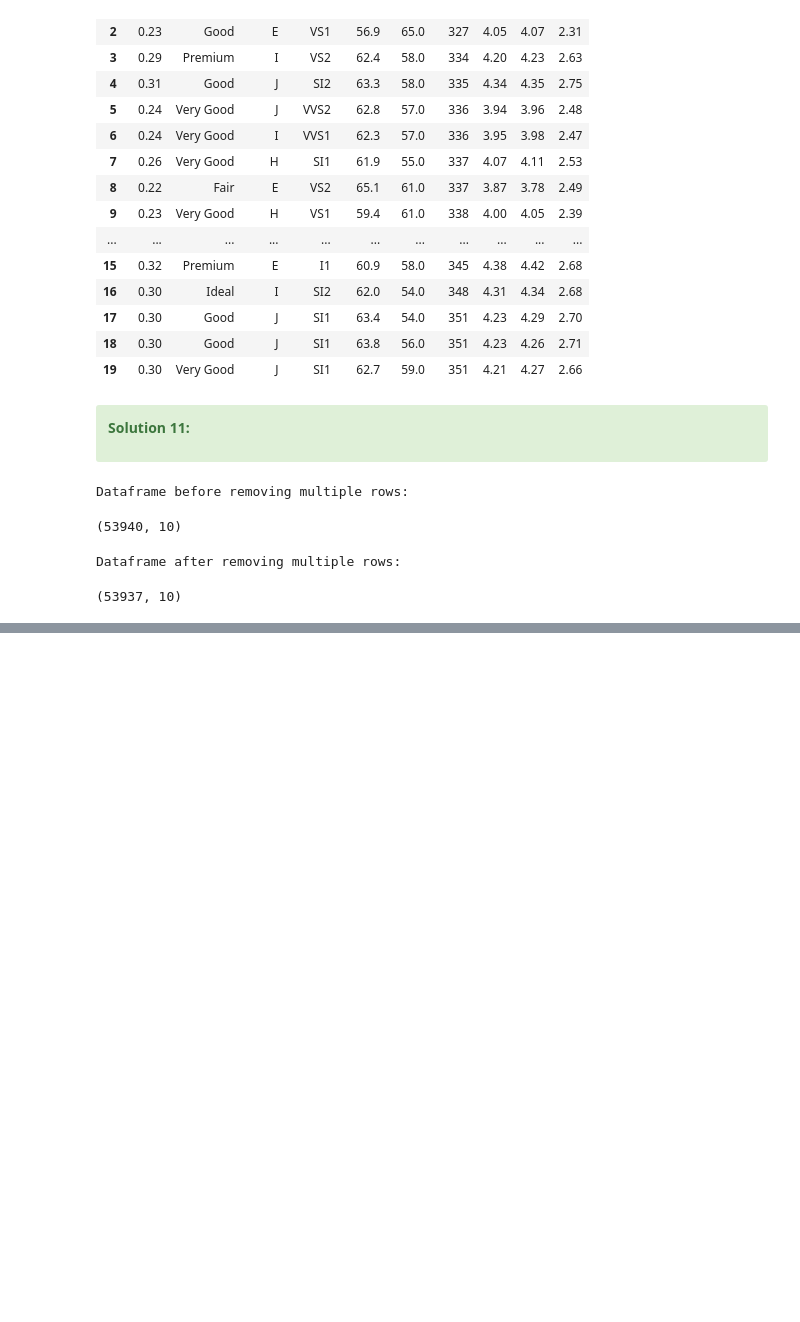
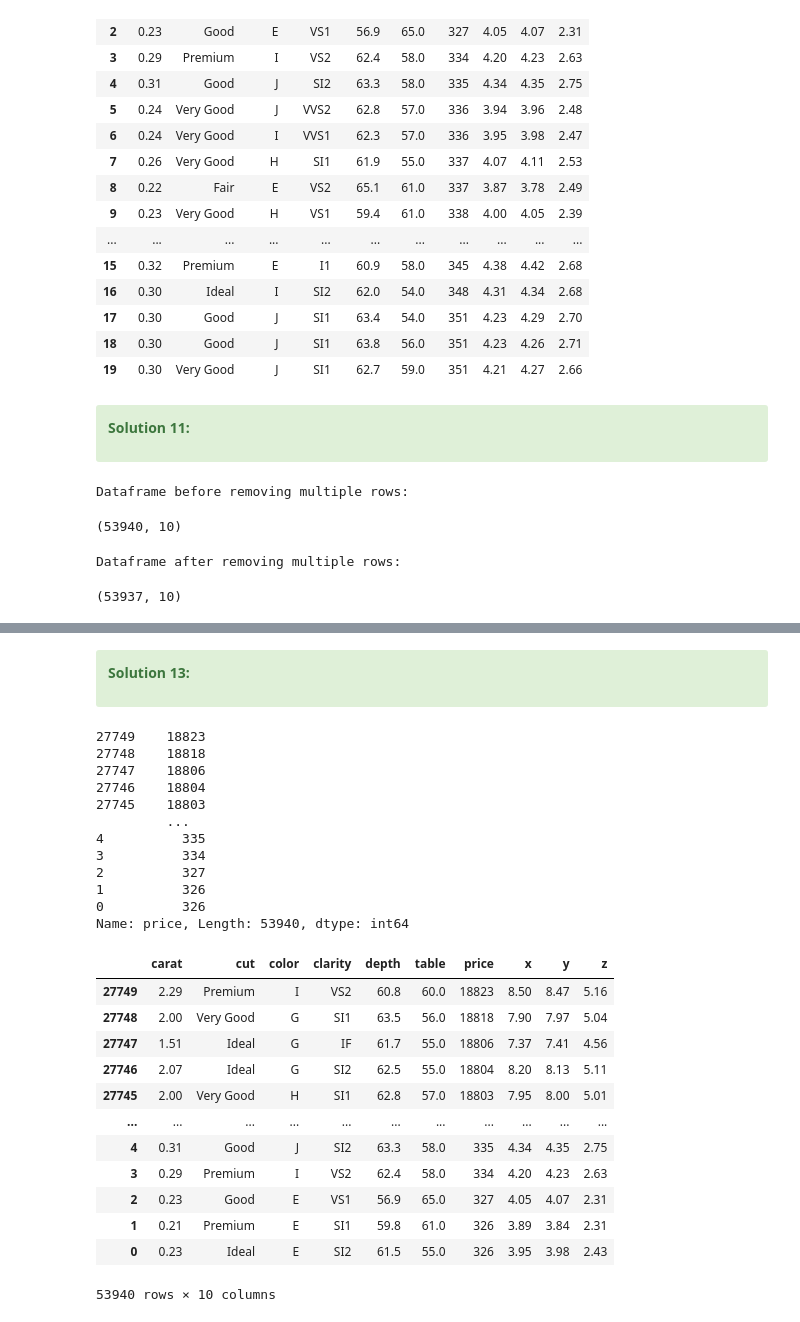
Before and after one commit to aziart/pandas-exercises, a Jupyter notebook: 12 - w3exercises/09 - Pandas Practice Sets/09 - 01 Pandas Practice Set-1.ipynb, the cells around one changed output, grey strips where cells are left out. Cells and saved outputs as stored; diff of their text form; code cells hidden in the pictures; blank space fills up the shorter version.

```diff
--- a/12 - w3exercises/09 - Pandas Practice Sets/09 - 01 Pandas Practice Set-1.ipynb
+++ b/12 - w3exercises/09 - Pandas Practice Sets/09 - 01 Pandas Practice Set-1.ipynb
@@ -660,0 +739,5 @@ Dataframe after removing multiple rows:
+# %%
+path = '../data/'
+filename = 'diamonds.csv'
+df = pd.read_csv(path + filename)
+display(df.head(20))
@@ -660,0 +762,38 @@ Dataframe after removing multiple rows:
+# %% [markdown]
+<div class="alert alert-success">
+
+**Solution 13:**
+</div>
+# %%
+# 13. Sort the 'price' Series in Descending Order
+# Write a Pandas program to sort the 'price' Series in descending order (returns a Series) of diamonds Dataframe.
+
+df_sorted = df['price'].sort_values(ascending=False)
+display(df_sorted)
+df.sort_values(by='price', ascending=False)
+# %% [output]
+27749    18823
+27748    18818
+27747    18806
+27746    18804
+27745    18803
+         ...
+4          335
+3          334
+2          327
+1          326
+0          326
+Name: price, Length: 53940, dtype: int64
+|  | carat | cut | color | clarity | depth | table | price | x | y | z |
+| 27749 | 2.29 | Premium | I | VS2 | 60.8 | 60.0 | 18823 | 8.50 | 8.47 | 5.16 |
+| 27748 | 2.00 | Very Good | G | SI1 | 63.5 | 56.0 | 18818 | 7.90 | 7.97 | 5.04 |
+| 27747 | 1.51 | Ideal | G | IF | 61.7 | 55.0 | 18806 | 7.37 | 7.41 | 4.56 |
+| 27746 | 2.07 | Ideal | G | SI2 | 62.5 | 55.0 | 18804 | 8.20 | 8.13 | 5.11 |
+| 27745 | 2.00 | Very Good | H | SI1 | 62.8 | 57.0 | 18803 | 7.95 | 8.00 | 5.01 |
+| ... | ... | ... | ... | ... | ... | ... | ... | ... | ... | ... |
+| 4 | 0.31 | Good | J | SI2 | 63.3 | 58.0 | 335 | 4.34 | 4.35 | 2.75 |
+| 3 | 0.29 | Premium | I | VS2 | 62.4 | 58.0 | 334 | 4.20 | 4.23 | 2.63 |
+| 2 | 0.23 | Good | E | VS1 | 56.9 | 65.0 | 327 | 4.05 | 4.07 | 2.31 |
+| 1 | 0.21 | Premium | E | SI1 | 59.8 | 61.0 | 326 | 3.89 | 3.84 | 2.31 |
+| 0 | 0.23 | Ideal | E | SI2 | 61.5 | 55.0 | 326 | 3.95 | 3.98 | 2.43 |
+53940 rows × 10 columns
```
Also changed, not shown: parts of 10 cells of this notebook.
